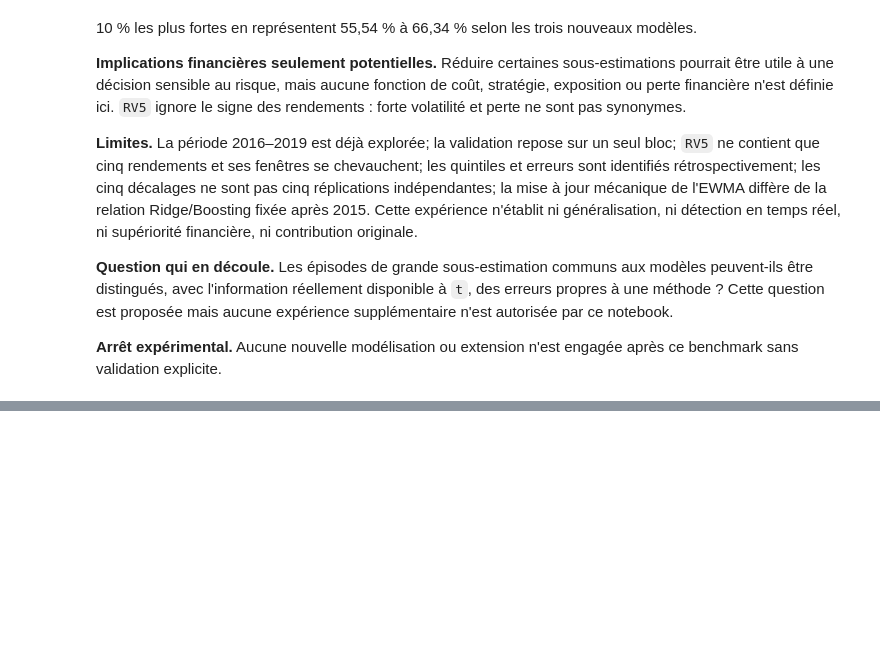
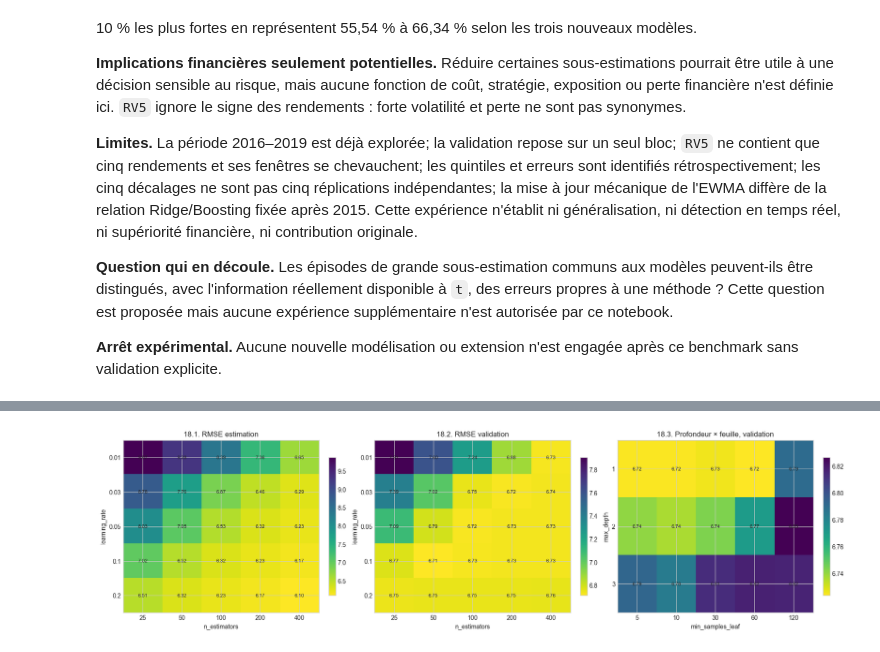
Before and after one commit to MOSSAWIII/ai-financial-risk-reliability, a Jupyter notebook: notebooks/05_benchmark_cinq_modeles.ipynb, the cells around one changed output, grey strips where cells are left out. Cells and saved outputs as stored; diff of their text form; code cells hidden in the pictures; blank space fills up the shorter version.

```diff
--- a/notebooks/05_benchmark_cinq_modeles.ipynb
+++ b/notebooks/05_benchmark_cinq_modeles.ipynb
@@ -824,0 +1160,28 @@ erreur absolue 5/5              34        12
+# %%
+interaction_lr_n = gb_sensitivity.loc[
+    (gb_sensitivity.max_depth == 1) & (gb_sensitivity.min_samples_leaf == 10)
+]
+validation_heat = interaction_lr_n.pivot(index='learning_rate', columns='n_estimators', values='RMSE')
+train_heat = interaction_lr_n.pivot(index='learning_rate', columns='n_estimators', values='RMSE_estimation')
+depth_leaf = gb_sensitivity.loc[
+    np.isclose(gb_sensitivity.learning_rate, .05) & (gb_sensitivity.n_estimators == 100)
+]
+depth_leaf_heat = depth_leaf.pivot(index='max_depth', columns='min_samples_leaf', values='RMSE')
+
+fig, axes = plt.subplots(1, 3, figsize=(17, 4.6), constrained_layout=True)
+for ax, matrix, title in [
+    (axes[0], train_heat, '18.1. RMSE estimation'),
+    (axes[1], validation_heat, '18.2. RMSE validation'),
+    (axes[2], depth_leaf_heat, '18.3. Profondeur × feuille, validation'),
+]:
+    image = ax.imshow(matrix.values, aspect='auto', cmap='viridis_r')
+    ax.set_xticks(range(len(matrix.columns)), labels=matrix.columns)
+    ax.set_yticks(range(len(matrix.index)), labels=matrix.index)
+    ax.set(xlabel=matrix.columns.name, ylabel=matrix.index.name, title=title)
+    for i in range(matrix.shape[0]):
+        for j in range(matrix.shape[1]):
+            ax.text(j, i, f'{matrix.iloc[i,j]:.2f}', ha='center', va='center', fontsize=8)
+    fig.colorbar(image, ax=ax, shrink=.8)
+plt.show()
+# %% [output]
+[figure, added]
```
Also changed, not shown: parts of 27 cells of this notebook, 2 other files.
